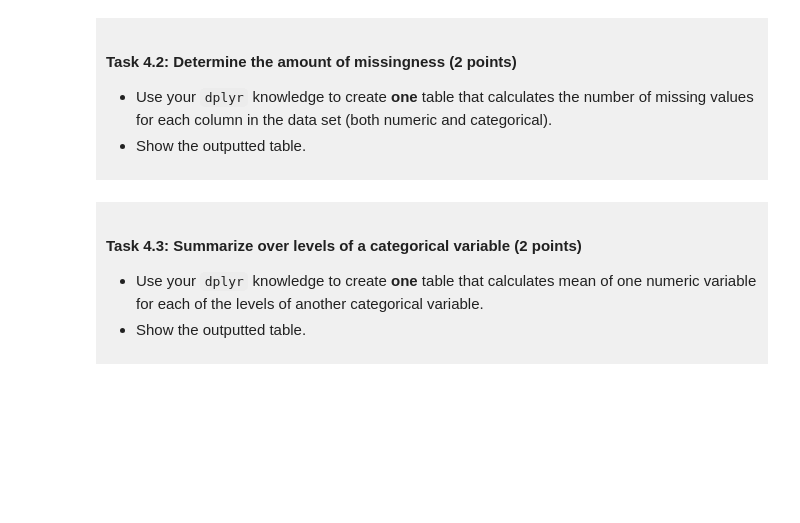
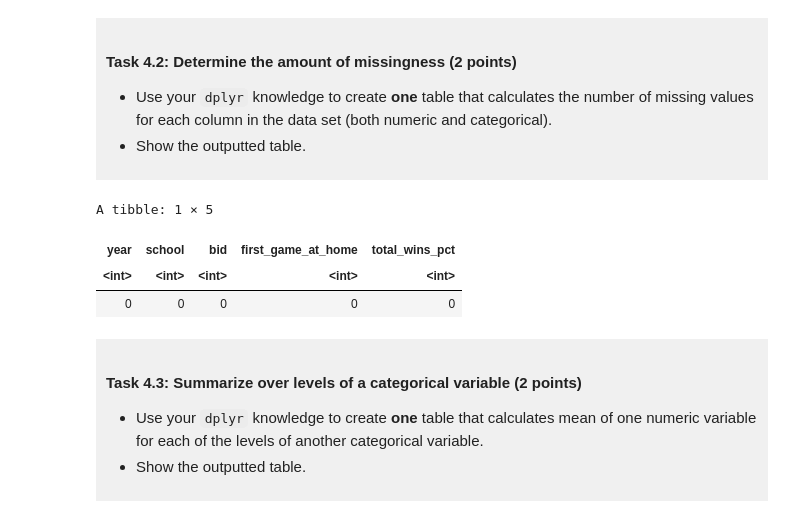
Before and after one commit to ZicZic1/dsci-100-project-Isaac-Mathers, a Jupyter notebook: dsci-100-project-notebook.ipynb, the cells around one changed output. Saved outputs shown, nothing was run; the diff lists cells and outputs as text; code cells hidden in the pictures; blank space fills up the shorter version.

```diff
--- a/dsci-100-project-notebook.ipynb
+++ b/dsci-100-project-notebook.ipynb
@@ -276,7 +290,16 @@ You will refine your research question (if needed) and produce a tidy data set.
 - Show the outputted table.
 </div>
 # %%
-### EDIT THIS CODE CELL ###
+missing_vals <- tidied_march_madness |>
+    map(is.na) |>
+    map(sum) |>
+    as_tibble()
+missing_vals
+# %% [output]
+A tibble: 1 × 5
+| year | school | bid | first_game_at_home | total_wins_pct |
+| <int> | <int> | <int> | <int> | <int> |
+| 0 | 0 | 0 | 0 | 0 |
 # %% [markdown]
 <div style="background-color: #f0f0f0; padding: 10px;">
 
```
Also changed, not shown: parts of 3 cells of this notebook.
